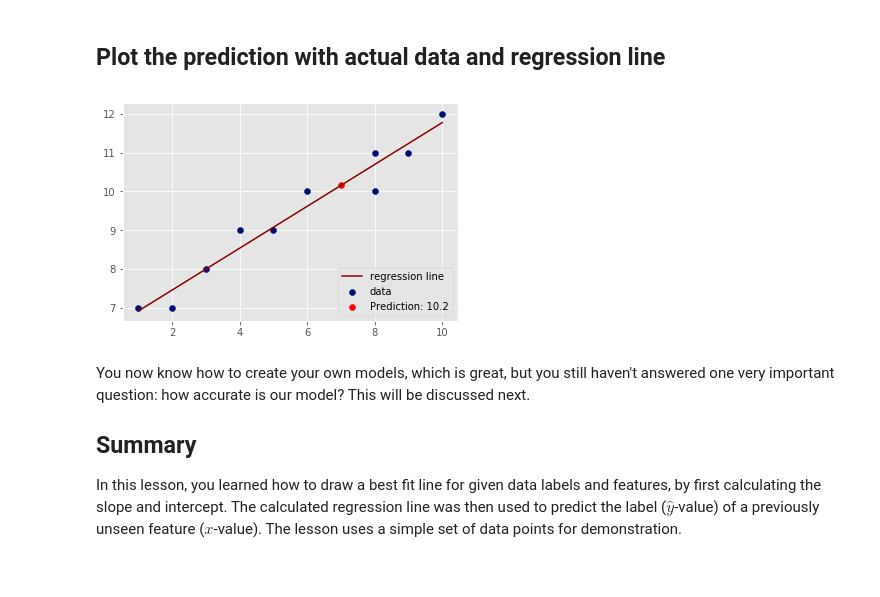
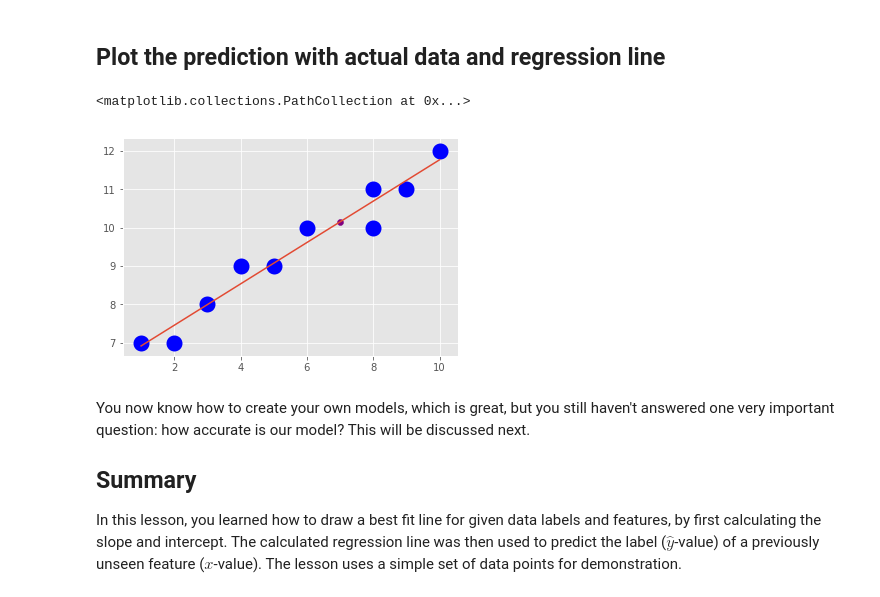
Before and after one commit to jmt0221/dsc-simple-linear-regression-lab-nyc-ds-082619, a Jupyter notebook: index.ipynb, the cells around one changed output. Drawn from its saved outputs; the diff is of its cells as text; code cells hidden in the pictures.

```diff
--- a/index.ipynb
+++ b/index.ipynb
@@ -160,8 +160,12 @@ y_predicted
 ## Plot the prediction with actual data and regression line
 # %%
 # Plot as above and show the predicted value
+plt.plot(X,regression_line)
+plt.scatter(x_new, y_predicted,color='purple')
+plt.scatter(X,Y,lw=10,c='blue')
 # %% [output]
+<matplotlib.collections.PathCollection at 0x...>
-[figure, old version]
+[figure, new version]
 # %% [markdown]
 You now know how to create your own models, which is great, but you still haven't answered one very important question: how accurate is our model? This will be discussed next.
 
```
